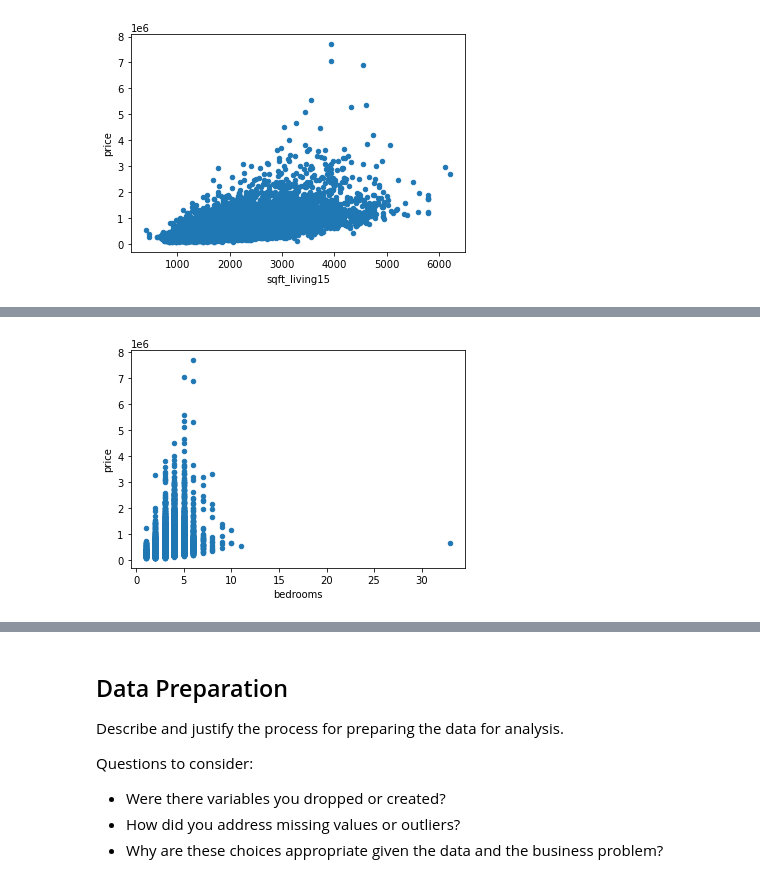
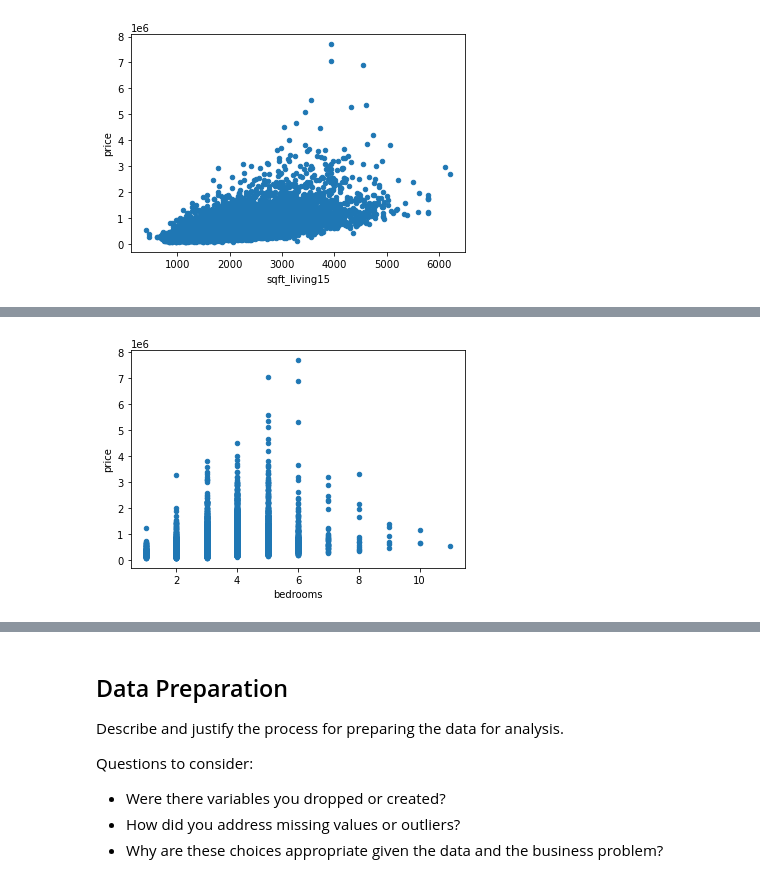
Before and after one commit to Shoemaker703/home_sales_analysis_project, a Jupyter notebook: notebooks/Scott S/Project2ScottS.ipynb, the cells around one changed output, grey strips where cells are left out. Cells and saved outputs as stored; diff of their text form; code cells hidden in the pictures.

```diff
--- a/notebooks/Scott S/Project2ScottS.ipynb
+++ b/notebooks/Scott S/Project2ScottS.ipynb
@@ -339,7 +428,9 @@ sqft_living15_data.plot.scatter(x='sqft_living15', y='price');
 # %%
-# Dropping row with 33 bedrooms.
-df['bedrooms'] = df['bedrooms']
+# Dropping row with 33 bedrooms (extreme outlier).
+df = df[df['bedrooms'] != 33]
+# Looks like normal distribution. Not too strong of a positive correlation (0.308787).
 bed_data = pd.concat([df['price'], df['bedrooms']], axis=1)
 bed_data.plot.scatter(x='bedrooms', y='price');
+# Is "bedrooms" a categorical column?
 # %% [output]
-[figure, old version]
+[figure, new version]
```
Also changed, not shown: parts of 18 cells of this notebook.
